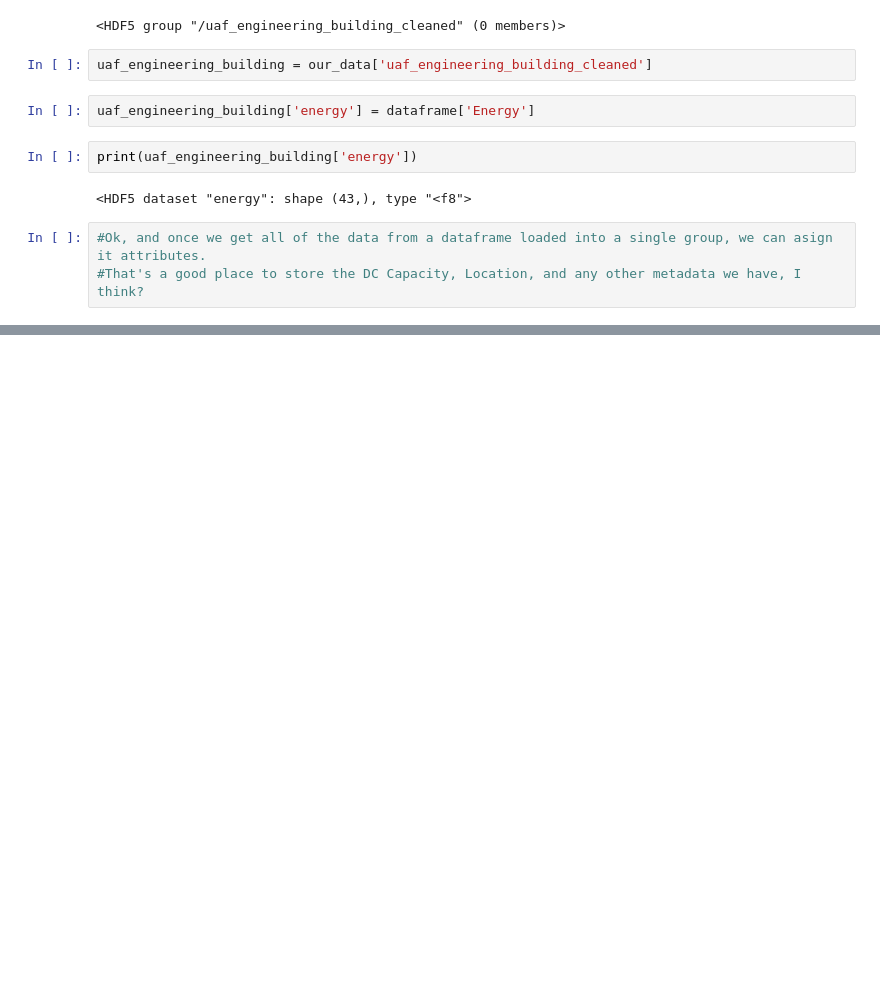
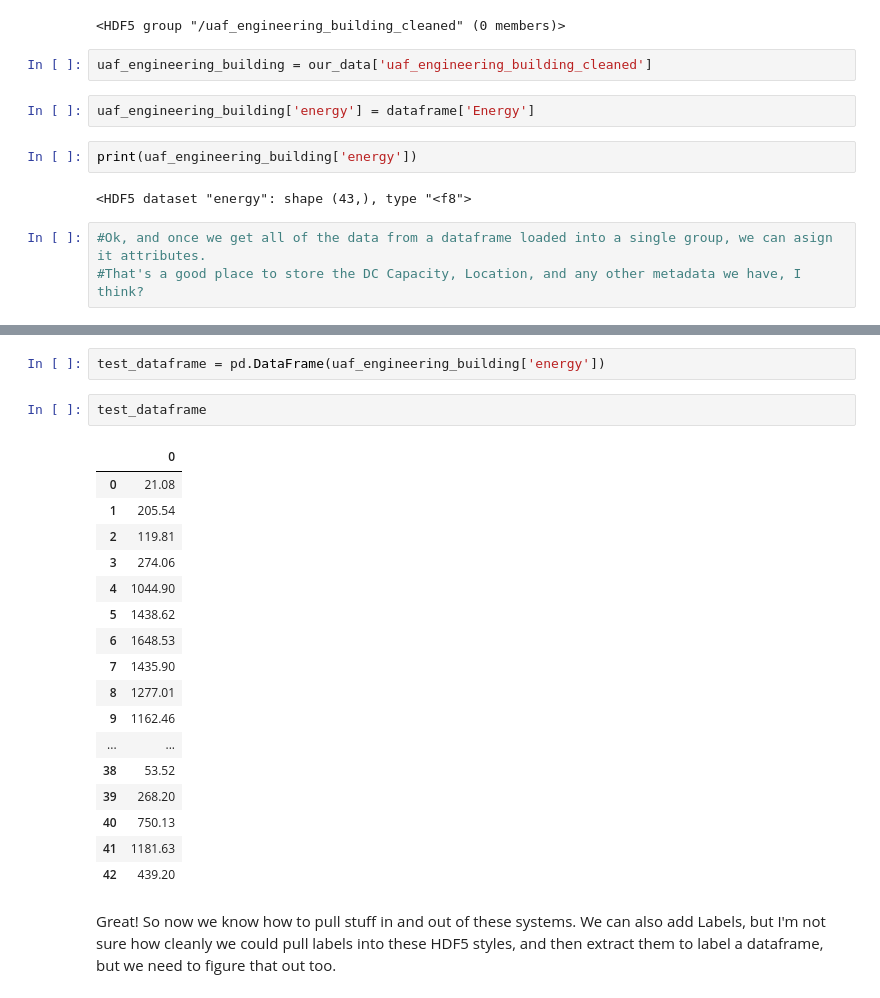
Before and after one commit to acep-uaf/ACEP_solar, a Jupyter notebook: import_data.ipynb, the cells around one changed output, grey strips where cells are left out. Drawn from its saved outputs; the diff is of its cells as text; blank space fills up the shorter version.

Commit message:
Exploration of HDF5 and beginning to functionalize panel data additions

```diff
--- a/import_data.ipynb
+++ b/import_data.ipynb
@@ -77,0 +87,24 @@ print(uaf_engineering_building['energy'])
+# %%
+test_dataframe = pd.DataFrame(uaf_engineering_building['energy'])
+# %%
+test_dataframe
+# %% [output]
+|  | 0 |
+| 0 | 21.08 |
+| 1 | 205.54 |
+| 2 | 119.81 |
+| 3 | 274.06 |
+| 4 | 1044.90 |
+| 5 | 1438.62 |
+| 6 | 1648.53 |
+| 7 | 1435.90 |
+| 8 | 1277.01 |
+| 9 | 1162.46 |
+| ... | ... |
+| 38 | 53.52 |
+| 39 | 268.20 |
+| 40 | 750.13 |
+| 41 | 1181.63 |
+| 42 | 439.20 |
+# %% [markdown]
+Great! So now we know how to pull stuff in and out of these systems. We can also add Labels, but I'm not sure how cleanly we could pull labels into these HDF5 styles, and then extract them to label a dataframe, but we need to figure that out too.
```
Also changed, not shown: parts of 28 cells of this notebook.
